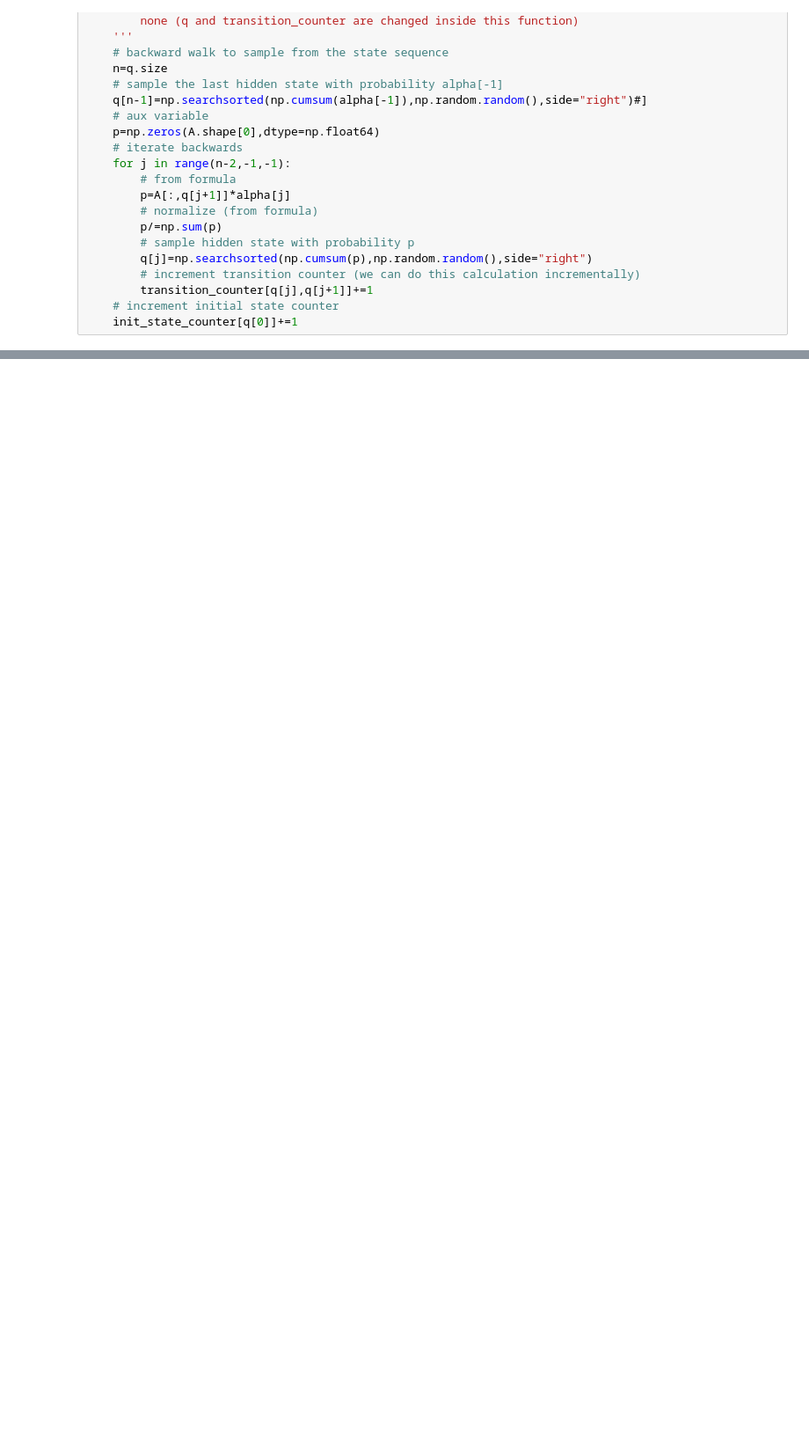
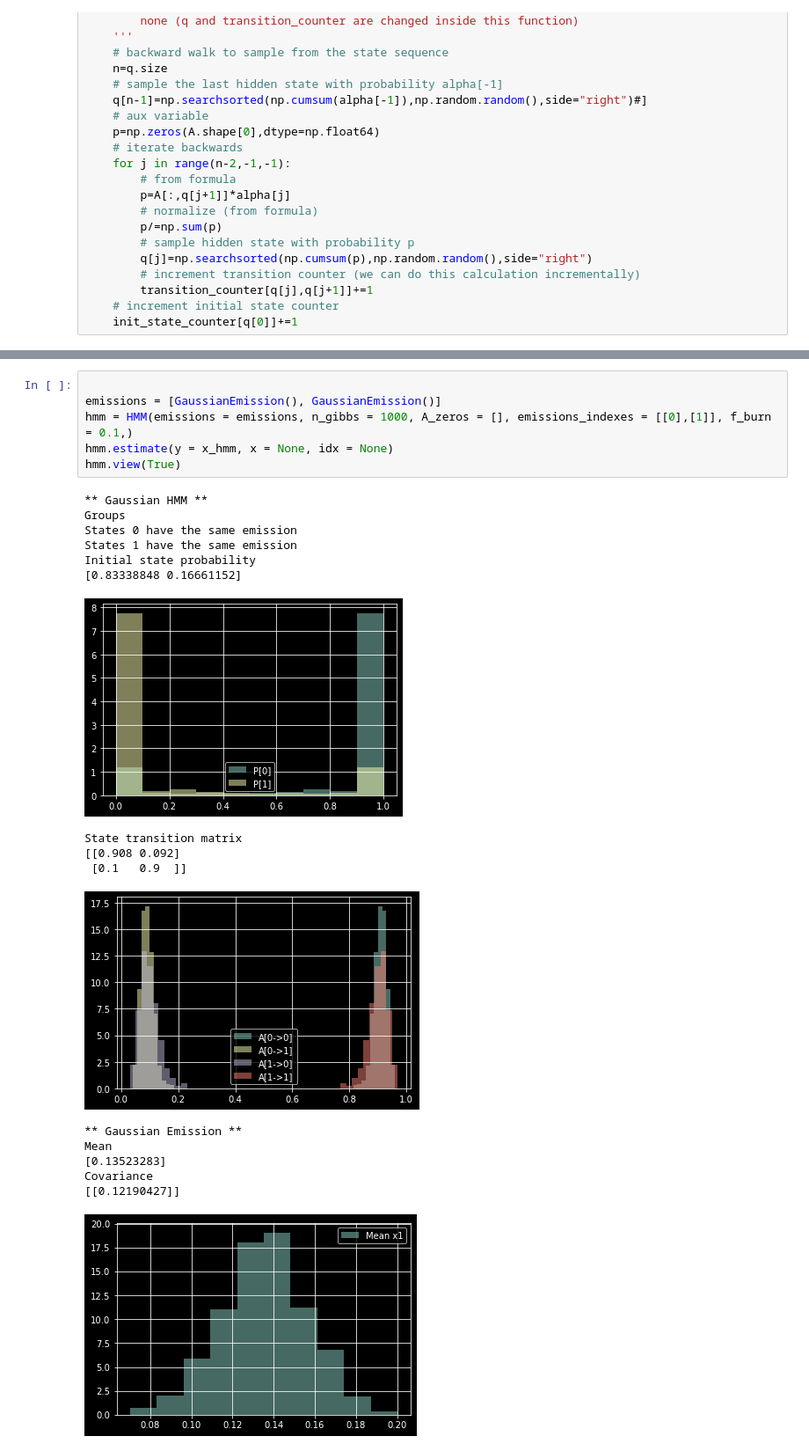
Before and after one commit to ruijaulino/seqm, a Jupyter notebook: examples/hmm_generic_dev.ipynb, the cells around one changed output, grey strips where cells are left out. Shown at 88% size. Drawn from its saved outputs; the diff is of its cells as text; blank space fills up the shorter version.

```diff
--- a/examples/hmm_generic_dev.ipynb
+++ b/examples/hmm_generic_dev.ipynb
@@ -600,0 +831,24 @@ plt.show()
+# %%
+
+emissions = [GaussianEmission(), GaussianEmission()]
+hmm = HMM(emissions = emissions, n_gibbs = 1000, A_zeros = [], emissions_indexes = [[0],[1]], f_burn = 0.1,)
+hmm.estimate(y = x_hmm, x = None, idx = None)
+hmm.view(True)
+# %% [output]
+** Gaussian HMM **
+Groups
+States 0 have the same emission
+States 1 have the same emission
+Initial state probability
+[0.83338848 0.16661152]
+[figure, added]
+State transition matrix
+[[0.908 0.092]
+ [0.1   0.9  ]]
+[figure, added]
+** Gaussian Emission **
+Mean
+[0.13523283]
+Covariance
+[[0.12190427]]
+[figure, added]
```
Also changed, not shown: parts of 14 cells of this notebook.
